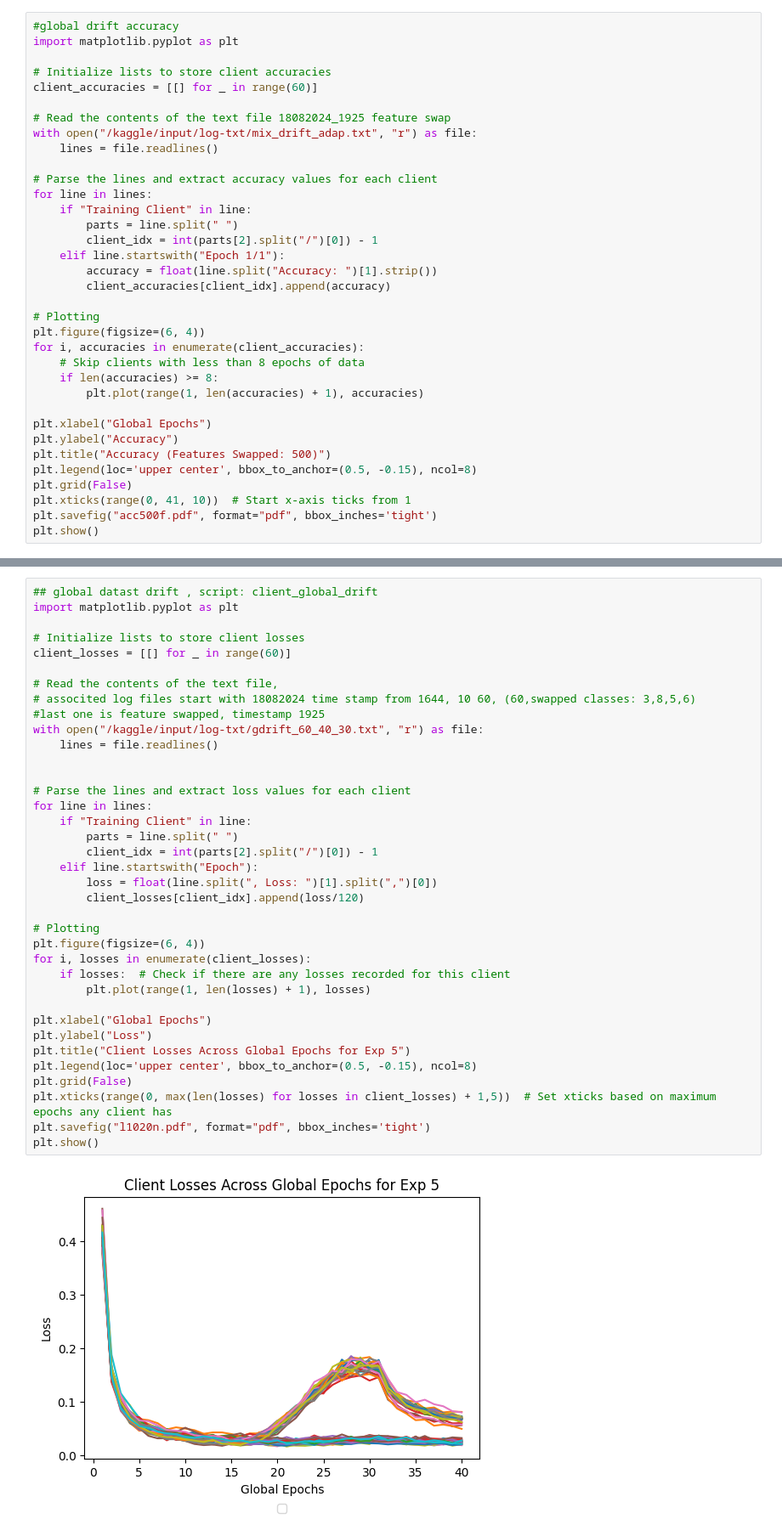
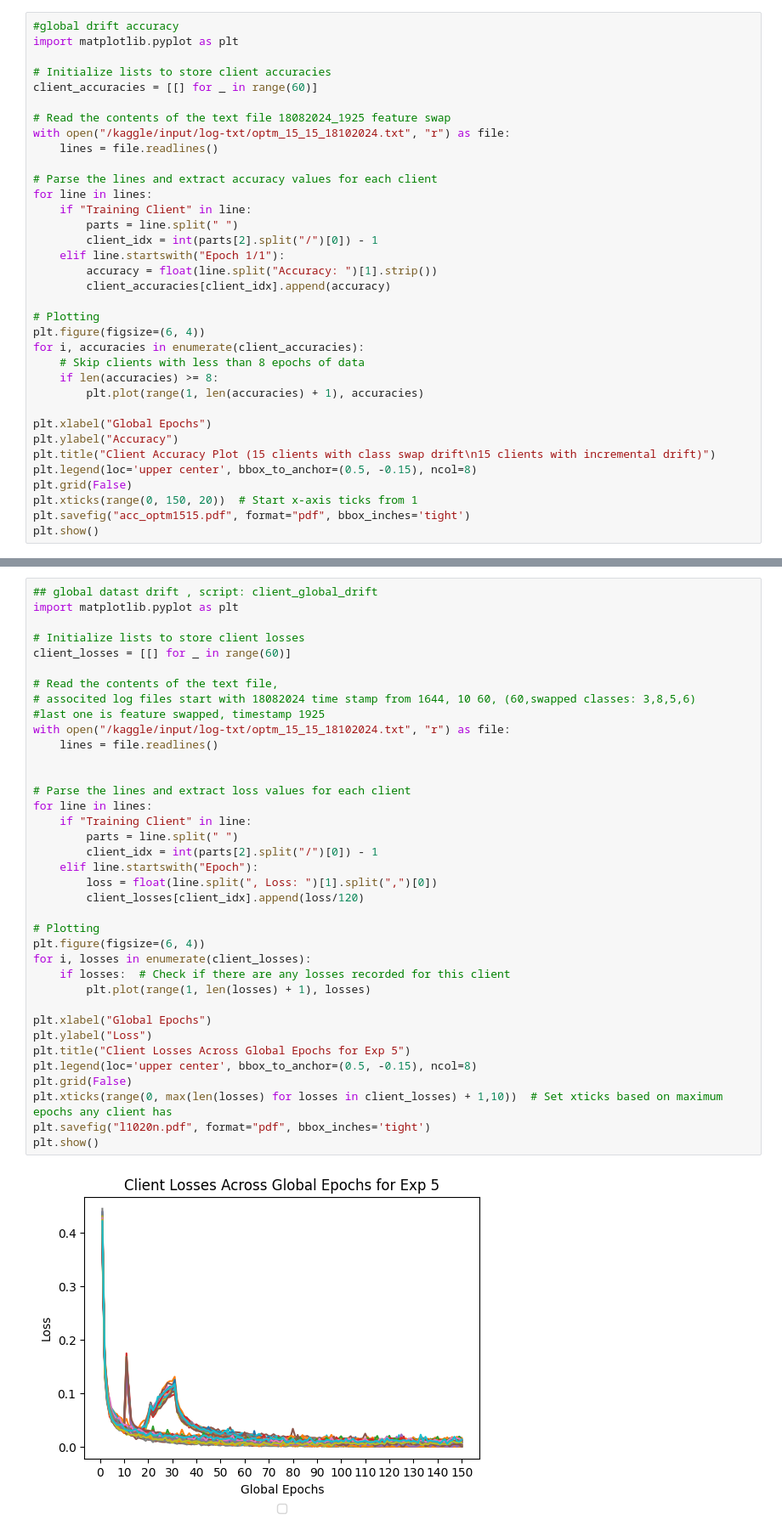
Before and after one commit to ifte110/Concept_drift_detection_adaptation, a Jupyter notebook: Plots/plot-loss.ipynb, the cells around one changed output, grey strips where cells are left out. Shown: that part at 85% size. Drawn from its saved outputs; the diff is of its cells as text.

```diff
--- a/Plots/plot-loss.ipynb
+++ b/Plots/plot-loss.ipynb
@@ -601,7 +601,7 @@ import matplotlib.pyplot as plt
 client_accuracies = [[] for _ in range(60)]
 
 # Read the contents of the text file 18082024_1925 feature swap
-with open("/kaggle/input/log-txt/mix_drift_adap.txt", "r") as file:
+with open("/kaggle/input/log-txt/optm_15_15_18102024.txt", "r") as file:
     lines = file.readlines()
 
 # Parse the lines and extract accuracy values for each client
@@ -622,10 +622,10 @@ for i, accuracies in enumerate(client_accuracies):
 
 plt.xlabel("Global Epochs")
 plt.ylabel("Accuracy")
-plt.title("Accuracy (Features Swapped: 500)")
+plt.title("Client Accuracy Plot (15 clients with class swap drift\n15 clients with incremental drift)")
 plt.legend(loc='upper center', bbox_to_anchor=(0.5, -0.15), ncol=8)
 plt.grid(False)
-plt.xticks(range(0, 41, 10))  # Start x-axis ticks from 1
-plt.savefig("acc500f.pdf", format="pdf", bbox_inches='tight')
+plt.xticks(range(0, 150, 20))  # Start x-axis ticks from 1
+plt.savefig("acc_optm1515.pdf", format="pdf", bbox_inches='tight')
 plt.show()
 # %% [output]
@@ -639,36 +639,36 @@ client_losses = [[] for _ in range(60)]
 
 # Read the contents of the text file,
 # associted log files start with 18082024 time stamp from 1644, 10 60, (60,swapped classes: 3,8,5,6)
 #last one is feature swapped, timestamp 1925
-with open("/kaggle/input/log-txt/gdrift_60_40_30.txt", "r") as file:
+with open("/kaggle/input/log-txt/optm_15_15_18102024.txt", "r") as file:
     lines = file.readlines()
 
 
 # Parse the lines and extract loss values for each client
 for line in lines:
     if "Training Client" in line:
         parts = line.split(" ")
         client_idx = int(parts[2].split("/")[0]) - 1
     elif line.startswith("Epoch"):
         loss = float(line.split(", Loss: ")[1].split(",")[0])
         client_losses[client_idx].append(loss/120)
 
 # Plotting
 plt.figure(figsize=(6, 4))
 for i, losses in enumerate(client_losses):
     if losses:  # Check if there are any losses recorded for this client
         plt.plot(range(1, len(losses) + 1), losses)
 
 plt.xlabel("Global Epochs")
 plt.ylabel("Loss")
 plt.title("Client Losses Across Global Epochs for Exp 5")
 plt.legend(loc='upper center', bbox_to_anchor=(0.5, -0.15), ncol=8)
 plt.grid(False)
-plt.xticks(range(0, max(len(losses) for losses in client_losses) + 1,5))  # Set xticks based on maximum epochs any client has
+plt.xticks(range(0, max(len(losses) for losses in client_losses) + 1,10))  # Set xticks based on maximum epochs any client has
 plt.savefig("l1020n.pdf", format="pdf", bbox_inches='tight')
 plt.show()
 # %% [output]
-[figure, old version]
+[figure, new version]
 # %%
 ## feature swap
 import matplotlib.pyplot as plt
```
Also changed, not shown: parts of 1 cell of this notebook, 1 other file.
